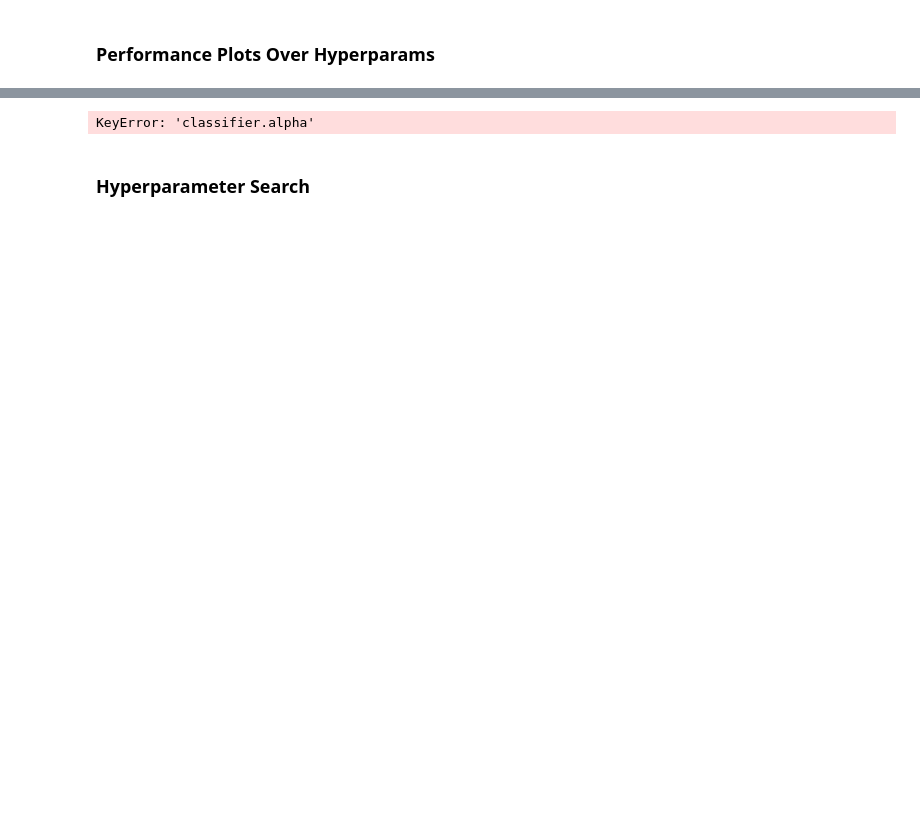
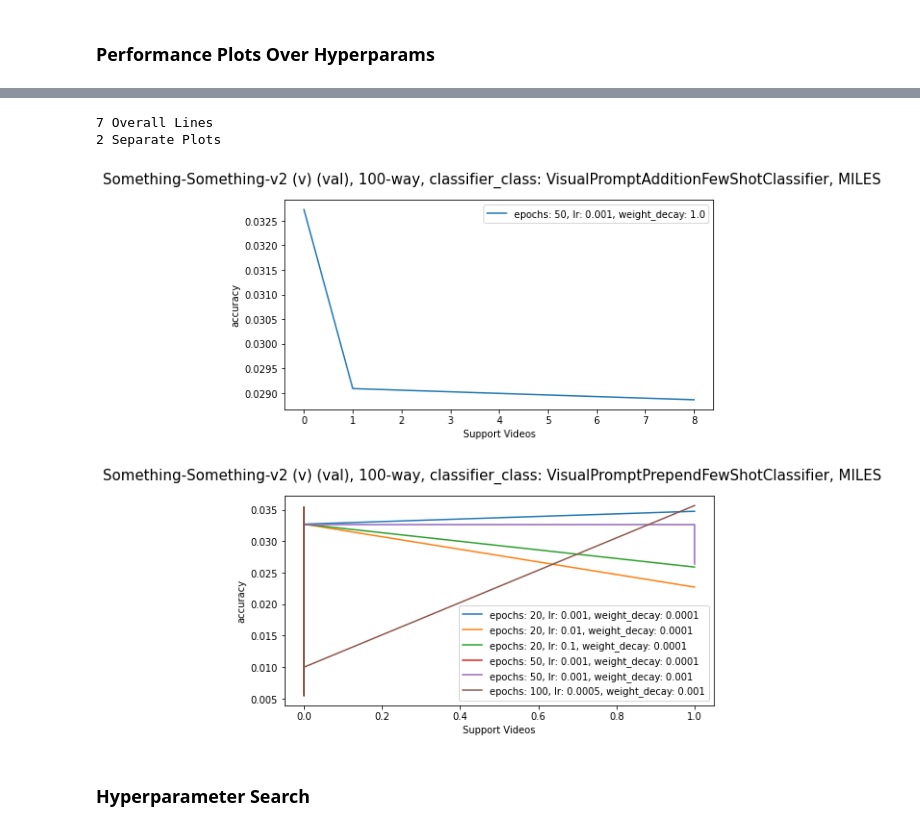
Before and after one commit to zanedurante/vlm_benchmark, a Jupyter notebook: vlm_param_tests.ipynb, the cells around one changed output, grey strips where cells are left out. Saved outputs shown, nothing was run; the diff lists cells and outputs as text; code cells hidden in the pictures; blank space fills up the shorter version.

```diff
--- a/vlm_param_tests.ipynb
+++ b/vlm_param_tests.ipynb
@@ -157,13 +189,16 @@ clear_output()
 # %%
 plot(
     test_handler.results,
     x_col="n_support",
     y_col="accuracy",
     plot_descriptor_cols=["query_dataset", "n_way", "classifier_class", "vlm_class"],
-    line_descriptor_cols=["classifier.alpha", "classifier.beta", "classifier.finetune_epochs", "classifier.finetune_lr", "classifier.weight_decay"]
+    line_descriptor_cols=["classifier.epochs", "classifier.lr", "classifier.weight_decay"]
 )
 # %% [output]
-KeyError: 'classifier.alpha'
+7 Overall Lines
+2 Separate Plots
+[figure, added]
+[figure, added]
 # %% [markdown]
 ### Hyperparameter Search
 # %%
```
Also changed, not shown: parts of 10 cells of this notebook, 5 other files.
